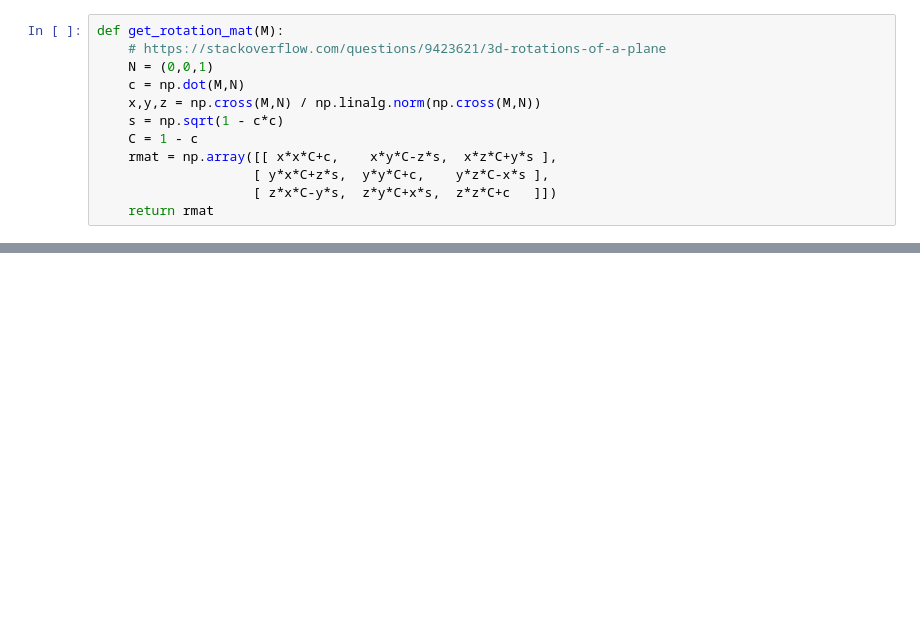
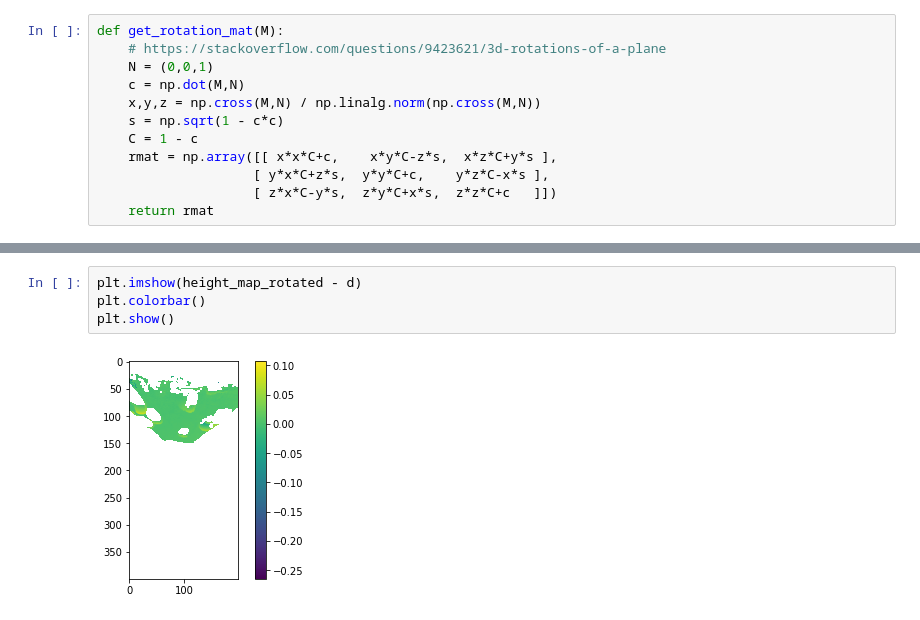
Before and after one commit to naoya-kumagai/elevation-mapping-src, a Jupyter notebook: data/transform.ipynb, the cells around one changed output, grey strips where cells are left out. Drawn from its saved outputs; the diff is of its cells as text; blank space fills up the shorter version.

```diff
--- a/data/transform.ipynb
+++ b/data/transform.ipynb
@@ -81,0 +96,6 @@ plt.show()
+# %%
+plt.imshow(height_map_rotated - d)
+plt.colorbar()
+plt.show()
+# %% [output]
+[figure, added]
```
Also changed, not shown: parts of 7 cells of this notebook.
